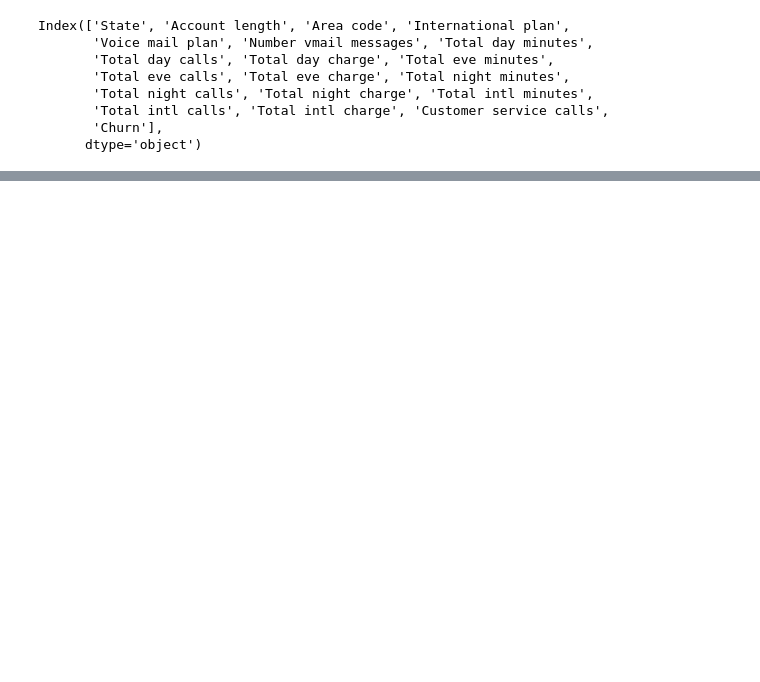
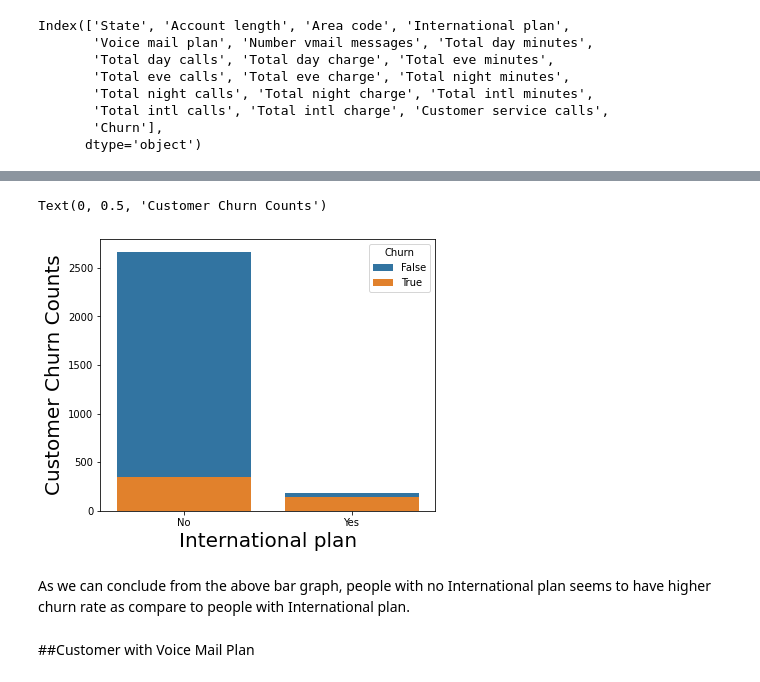
Before and after one commit to Ashfaquesayyed/telecom-churn-analysis, a Jupyter notebook: telecom_churn_analysis.ipynb, the cells around one changed output, grey strips where cells are left out. Saved outputs shown, nothing was run; the diff lists cells and outputs as text; code cells hidden in the pictures; blank space fills up the shorter version.

```diff
--- a/telecom_churn_analysis.ipynb
+++ b/telecom_churn_analysis.ipynb
@@ -179,0 +237,15 @@ Index(['State', 'Account length', 'Area code', 'International plan',
+# %%
+#figure size
+plt.figure(figsize=(6,5))
+#Making Count plot
+intl_plan=sns.countplot(data=df, x='International plan', hue='Churn', dodge= False)
+#labeling
+intl_plan.set_xlabel('International plan',fontsize=20)
+intl_plan.set_ylabel('Customer Churn Counts',fontsize=20)
+# %% [output]
+Text(0, 0.5, 'Customer Churn Counts')
+[figure, added]
+# %% [markdown]
+As we can conclude from the above bar graph, people with no International plan seems to have higher churn rate as compare to people with International plan.
+# %% [markdown]
+##Customer with Voice Mail Plan
```
Also changed, not shown: parts of 24 cells of this notebook.
